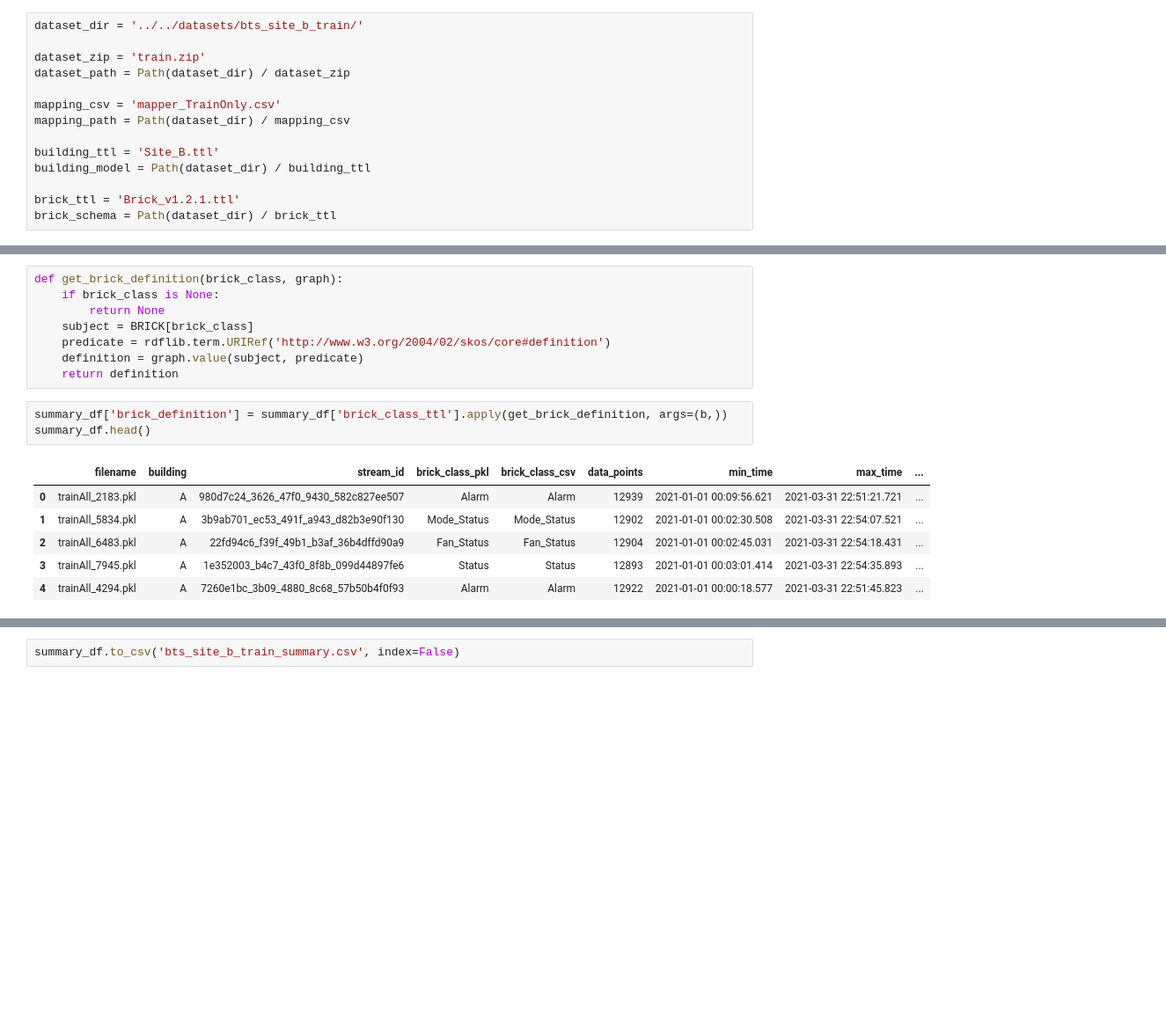
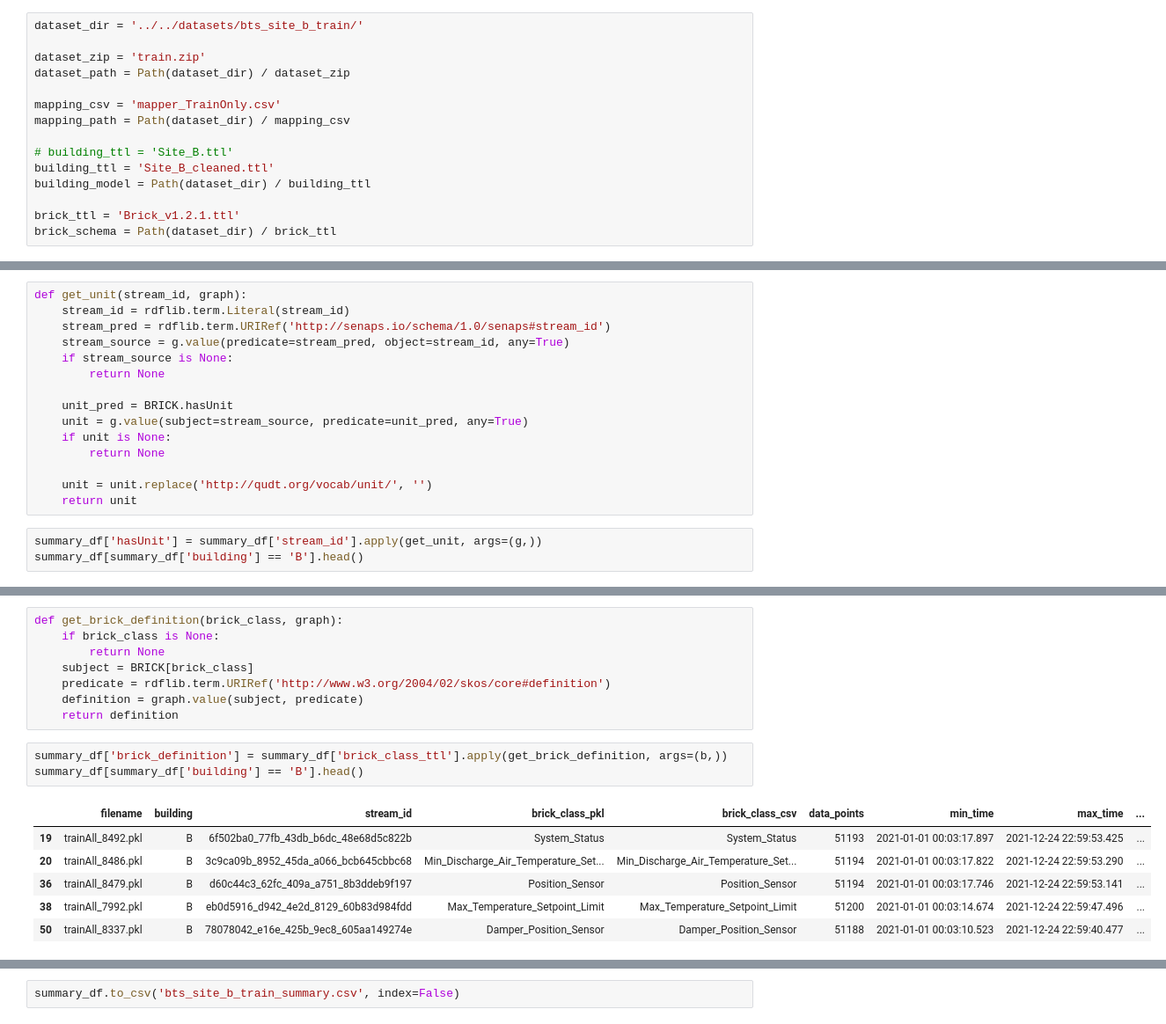
Before and after one commit to Vincent-Morcilla/Building_IoT_Data_Dashboard, a Jupyter notebook: code_snippets/tim/profile_train_dataset.ipynb, the cells around one changed output, grey strips where cells are left out. Shown at 88% size. Cells and saved outputs as stored; diff of their text form; blank space fills up the shorter version.

Commit message:
Added hasUnit column

```diff
--- a/code_snippets/tim/profile_train_dataset.ipynb
+++ b/code_snippets/tim/profile_train_dataset.ipynb
@@ -18,7 +18,8 @@ dataset_path = Path(dataset_dir) / dataset_zip
 mapping_csv = 'mapper_TrainOnly.csv'
 mapping_path = Path(dataset_dir) / mapping_csv
 
-building_ttl = 'Site_B.ttl'
+# building_ttl = 'Site_B.ttl'
+building_ttl = 'Site_B_cleaned.ttl'
 building_model = Path(dataset_dir) / building_ttl
 
 brick_ttl = 'Brick_v1.2.1.ttl'
@@ -155,0 +157,18 @@ summary_df.head()
+# %%
+def get_unit(stream_id, graph):
+    stream_id = rdflib.term.Literal(stream_id)
+    stream_pred = rdflib.term.URIRef('http://senaps.io/schema/1.0/senaps#stream_id')
+    stream_source = g.value(predicate=stream_pred, object=stream_id, any=True)
+    if stream_source is None:
+        return None
+
+    unit_pred = BRICK.hasUnit
+    unit = g.value(subject=stream_source, predicate=unit_pred, any=True)
+    if unit is None:
+        return None
+
+    unit = unit.replace('http://qudt.org/vocab/unit/', '')
+    return unit
+# %%
+summary_df['hasUnit'] = summary_df['stream_id'].apply(get_unit, args=(g,))
+summary_df[summary_df['building'] == 'B'].head()
@@ -165,14 +191,14 @@ def get_brick_definition(brick_class, graph):
     return definition
 # %%
 summary_df['brick_definition'] = summary_df['brick_class_ttl'].apply(get_brick_definition, args=(b,))
-summary_df.head()
+summary_df[summary_df['building'] == 'B'].head()
 # %% [output]
 |  | filename | building | stream_id | brick_class_pkl | brick_class_csv | data_points | min_time | max_time | ... |
-| 0 | trainAll_2183.pkl | A | 980d7c24_3626_47f0_9430_582c827ee507 | Alarm | Alarm | 12939 | 2021-01-01 00:09:56.621 | 2021-03-31 22:51:21.721 | ... |
-| 1 | trainAll_5834.pkl | A | 3b9ab701_ec53_491f_a943_d82b3e90f130 | Mode_Status | Mode_Status | 12902 | 2021-01-01 00:02:30.508 | 2021-03-31 22:54:07.521 | ... |
-| 2 | trainAll_6483.pkl | A | 22fd94c6_f39f_49b1_b3af_36b4dffd90a9 | Fan_Status | Fan_Status | 12904 | 2021-01-01 00:02:45.031 | 2021-03-31 22:54:18.431 | ... |
-| 3 | trainAll_7945.pkl | A | 1e352003_b4c7_43f0_8f8b_099d44897fe6 | Status | Status | 12893 | 2021-01-01 00:03:01.414 | 2021-03-31 22:54:35.893 | ... |
-| 4 | trainAll_4294.pkl | A | 7260e1bc_3b09_4880_8c68_57b50b4f0f93 | Alarm | Alarm | 12922 | 2021-01-01 00:00:18.577 | 2021-03-31 22:51:45.823 | ... |
+| 19 | trainAll_8492.pkl | B | 6f502ba0_77fb_43db_b6dc_48e68d5c822b | System_Status | System_Status | 51193 | 2021-01-01 00:03:17.897 | 2021-12-24 22:59:53.425 | ... |
+| 20 | trainAll_8486.pkl | B | 3c9ca09b_8952_45da_a066_bcb645cbbc68 | Min_Discharge_Air_Temperature_Set... | Min_Discharge_Air_Temperature_Set... | 51194 | 2021-01-01 00:03:17.822 | 2021-12-24 22:59:53.290 | ... |
+| 36 | trainAll_8479.pkl | B | d60c44c3_62fc_409a_a751_8b3ddeb9f197 | Position_Sensor | Position_Sensor | 51194 | 2021-01-01 00:03:17.746 | 2021-12-24 22:59:53.141 | ... |
+| 38 | trainAll_7992.pkl | B | eb0d5916_d942_4e2d_8129_60b83d984fdd | Max_Temperature_Setpoint_Limit | Max_Temperature_Setpoint_Limit | 51200 | 2021-01-01 00:03:14.674 | 2021-12-24 22:59:47.496 | ... |
+| 50 | trainAll_8337.pkl | B | 78078042_e16e_425b_9ec8_605aa149274e | Damper_Position_Sensor | Damper_Position_Sensor | 51188 | 2021-01-01 00:03:10.523 | 2021-12-24 22:59:40.477 | ... |
 # %%
 summary_df.sort_values(by=['building', 'brick_class_pkl', 'brick_class_ttl', 'isPointOf','filename'], inplace=True)
 summary_df.insert(5, 'brick_class_ttl', summary_df.pop('brick_class_ttl'))
```
Also changed, not shown: parts of 4 cells of this notebook.
